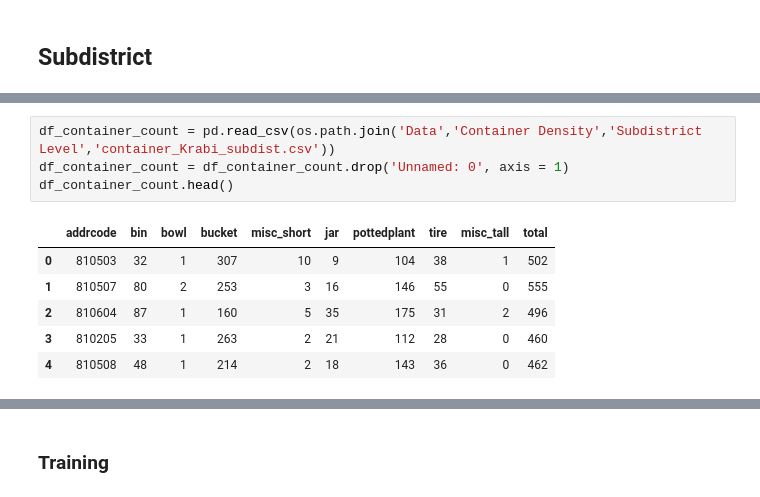
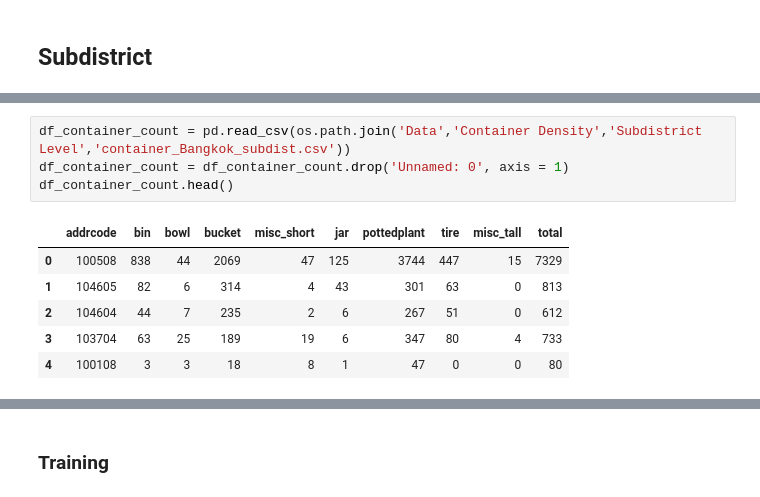
Before and after one commit to boonpakornn/dengue_data_statistic, a Jupyter notebook: Training&Testing.ipynb, the cells around one changed output, grey strips where cells are left out. Saved outputs shown, nothing was run; the diff lists cells and outputs as text.

```diff
--- a/Training&Testing.ipynb
+++ b/Training&Testing.ipynb
@@ -395,14 +357,14 @@ df_pop_s.head()
 # %%
-df_container_count = pd.read_csv(os.path.join('Data','Container Density','Subdistrict Level','container_Krabi_subdist.csv'))
+df_container_count = pd.read_csv(os.path.join('Data','Container Density','Subdistrict Level','container_Bangkok_subdist.csv'))
 df_container_count = df_container_count.drop('Unnamed: 0', axis = 1)
 df_container_count.head()
 # %% [output]
 |  | addrcode | bin | bowl | bucket | misc_short | jar | pottedplant | tire | misc_tall | total |
-| 0 | 810503 | 32 | 1 | 307 | 10 | 9 | 104 | 38 | 1 | 502 |
-| 1 | 810507 | 80 | 2 | 253 | 3 | 16 | 146 | 55 | 0 | 555 |
-| 2 | 810604 | 87 | 1 | 160 | 5 | 35 | 175 | 31 | 2 | 496 |
-| 3 | 810205 | 33 | 1 | 263 | 2 | 21 | 112 | 28 | 0 | 460 |
-| 4 | 810508 | 48 | 1 | 214 | 2 | 18 | 143 | 36 | 0 | 462 |
+| 0 | 100508 | 838 | 44 | 2069 | 47 | 125 | 3744 | 447 | 15 | 7329 |
+| 1 | 104605 | 82 | 6 | 314 | 4 | 43 | 301 | 63 | 0 | 813 |
+| 2 | 104604 | 44 | 7 | 235 | 2 | 6 | 267 | 51 | 0 | 612 |
+| 3 | 103704 | 63 | 25 | 189 | 19 | 6 | 347 | 80 | 4 | 733 |
+| 4 | 100108 | 3 | 3 | 18 | 8 | 1 | 47 | 0 | 0 | 80 |
 # %%
 df_new_cd = pd.DataFrame(df_container_count['addrcode'])
 #==========
```
Also changed, not shown: parts of 85 cells of this notebook, 8 other files.
